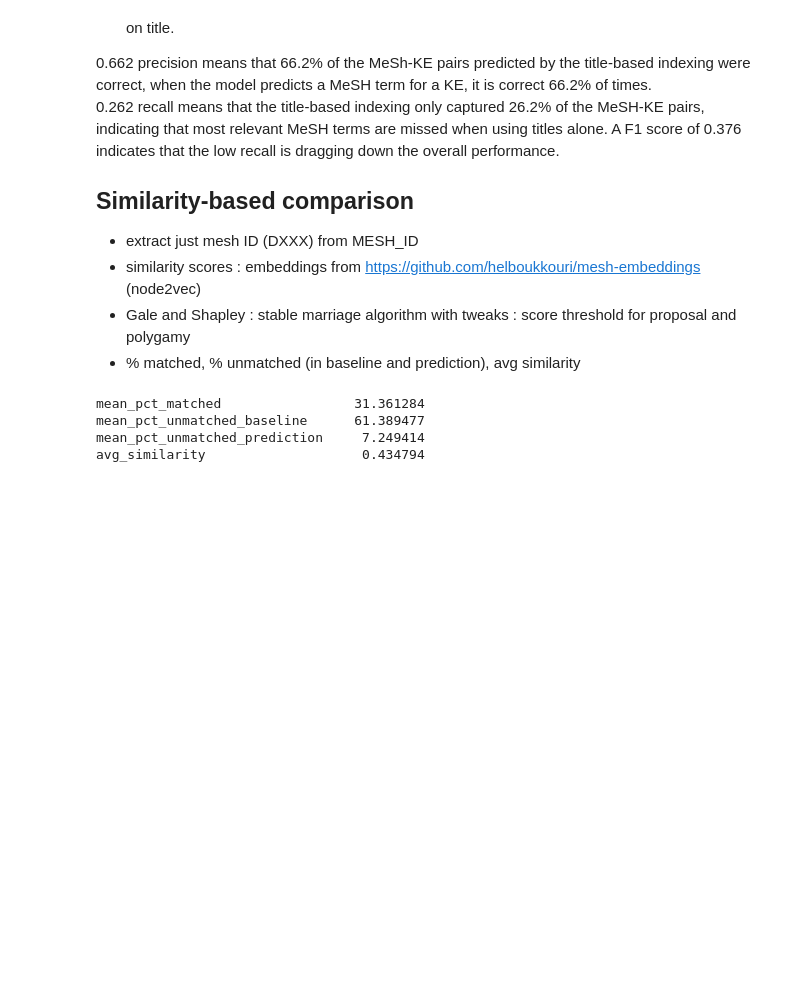
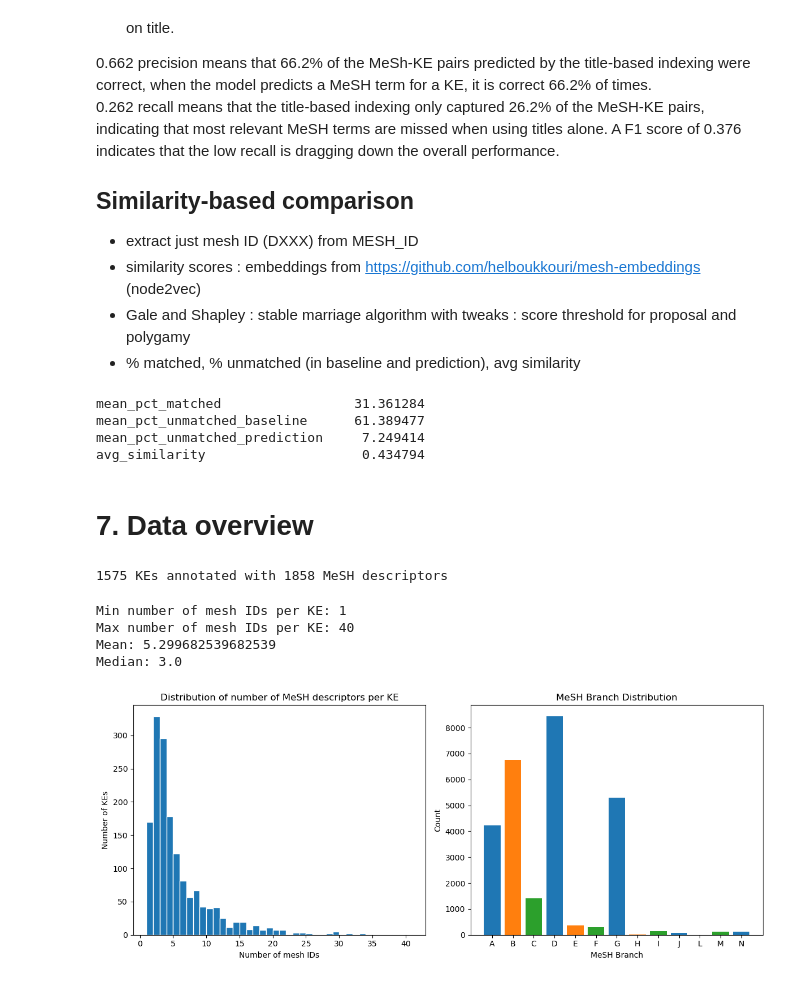
Before and after one commit to mathemei/AOP2MESH, a Jupyter notebook: AOP2MeSH.ipynb, the cells around one changed output. Drawn from its saved outputs; the diff is of its cells as text; code cells hidden in the pictures; blank space fills up the shorter version.

Commit message:
Data overview part added to the AOP2MeSH notebook

```diff
--- a/AOP2MeSH.ipynb
+++ b/AOP2MeSH.ipynb
@@ -680,11 +754,11 @@ indexing = KE_to_AOP.merge(indexing, on = "KE_ID")
 indexing = indexing[["AOP_ID", "AOP_TITLE", "KE_ID", "KE_TITLE", "MESH_ID", "MESH_TITLE"]]
 # %%
 # Indexing on titles
-indexing_titles = indexing_results_dataframe_titles[["MESH_ID", "KE_ID"]]
+indexing_titles = indexing_results_dataframe_titles_no_description[["MESH_ID", "KE_ID"]]
 indexing_titles = MeSH_descriptors.merge(indexing_titles, on = "MESH_ID")
 indexing_titles = AOP_KEs_no_description[["KE_ID", "KE_TITLE"]].merge(indexing_titles, on = "KE_ID")
 indexing_titles = KE_to_AOP.merge(indexing_titles, on = "KE_ID")
-indexing_titles = indexing_titles[["AOP_ID", "AOP_TITLE", "KE_ID", "KE_TITLE", "MESH_ID", "MESH_TITLE"]]
+indexing_titles = indexing_titles[["AOP_ID", "AOP_TITLE", "KE_ID", "KE_TITLE", "MESH_ID", "MESH_TITLE", "MESH_BRANCH"]]
 # %%
 AOP_MeSH_mappings = pd.concat([indexing, indexing_titles], ignore_index=True)
 # %%
@@ -1072,3 +1146,54 @@ mean_pct_matched                 31.361284
 mean_pct_unmatched_baseline      61.389477
 mean_pct_unmatched_prediction     7.249414
 avg_similarity                    0.434794
+# %% [markdown]
+# 7. Data overview
+# %%
+# Nb of mappings
+print(f"{AOP_MeSH_mappings['KE_ID'].nunique()} KEs annotated with {AOP_MeSH_mappings['MESH_ID'].nunique()} MeSH descriptors")
+# %% [output]
+1575 KEs annotated with 1858 MeSH descriptors
+# %%
+# Create a baseline dictionary
+baseline = AOP_MeSH_mappings.groupby("KE_ID")["MESH_ID"].apply(set)
+
+# Calculate the number of unique MeSH IDs associated with each KE_ID.
+num_mesh_per_ke = baseline.apply(len)
+
+# Print summary statistics
+print("Min number of mesh IDs per KE:", num_mesh_per_ke.min())
+print("Max number of mesh IDs per KE:", num_mesh_per_ke.max())
+print("Mean:", num_mesh_per_ke.mean())
+print("Median:", num_mesh_per_ke.median())
+# %% [output]
+Min number of mesh IDs per KE: 1
+Max number of mesh IDs per KE: 40
+Mean: 5.299682539682539
+Median: 3.0
+# %%
+# Merge with the MeSH branches dataframe to map each MESH_ID to the corresponding thesaurus branch
+AOP_MeSH_mappings = MeSH_branches.merge(AOP_MeSH_mappings, on = "MESH_ID")
+
+# Count the frequency of each MeSH thesaurus branch in the dataset
+freq = Counter(AOP_MeSH_mappings["MESH_BRANCH"])
+labels = sorted(freq.keys())
+counts = [freq[k] for k in labels]
+
+fig, axes = plt.subplots(1, 2, figsize=(12, 5))
+
+# Left : histogram of the number of annotated MeSH per KE
+axes[0].hist(num_mesh_per_ke, bins=range(1, num_mesh_per_ke.max()+2), edgecolor='white', color = "C0")
+axes[0].set_title("Distribution of number of MeSH descriptors per KE")
+axes[0].set_xlabel("Number of mesh IDs")
+axes[0].set_ylabel("Number of KEs")
+
+# Right : bar chart of MeSH thesaurus branch frequencies
+axes[1].bar(labels, counts, color=["C0", "C1", "C2"])
+axes[1].set_xlabel("MeSH Branch")
+axes[1].set_ylabel("Count")
+axes[1].set_title("MeSH Branch Distribution")
+
+plt.tight_layout()
+plt.show()
+# %% [output]
+[figure, added]
```
Also changed, not shown: parts of 11 cells of this notebook, 2 other files.
